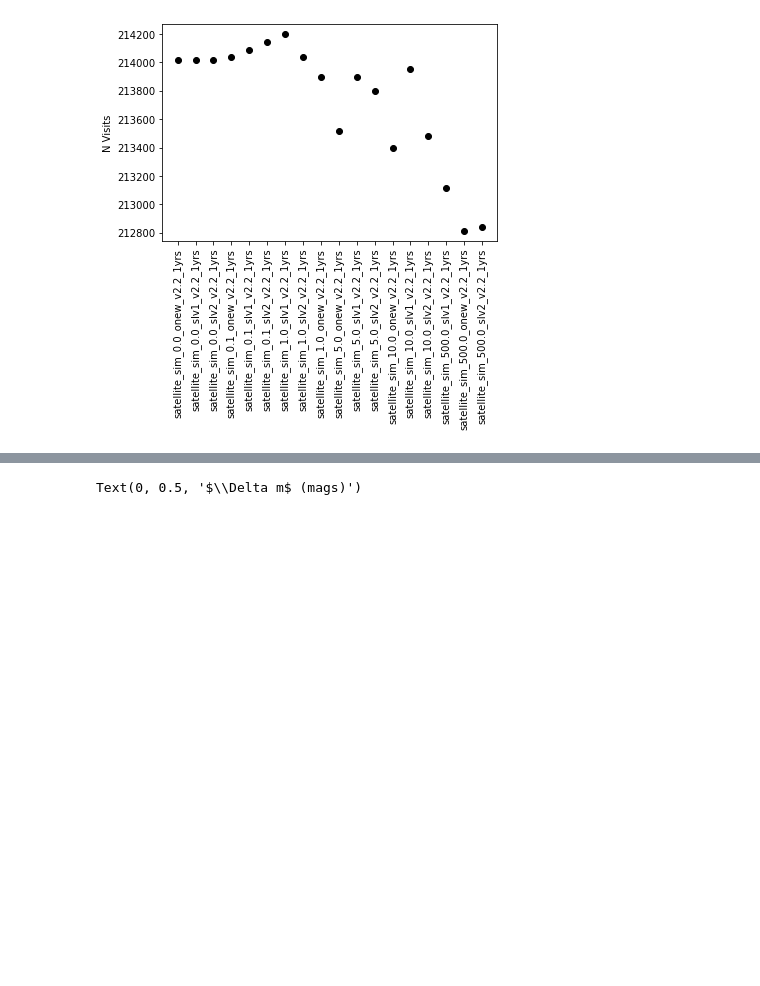
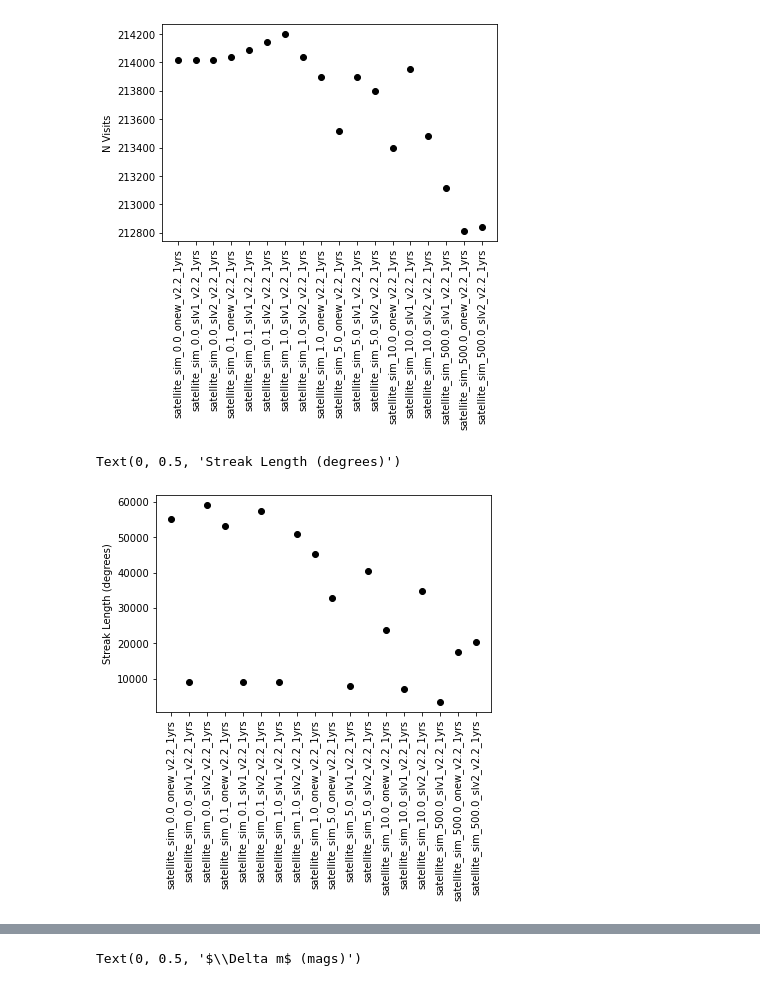
Before and after one commit to dirac-institute/satellite-dodging, a Jupyter notebook: compare_sim_runs.ipynb, the cells around one changed output, grey strips where cells are left out. Cells and saved outputs as stored; diff of their text form; code cells hidden in the pictures; blank space fills up the shorter version.

```diff
--- a/compare_sim_runs.ipynb
+++ b/compare_sim_runs.ipynb
@@ -48,3 +48,26 @@ df = df.iloc[order]
+# %%
+# Now let's add some more columns based on the results we saved
+
+dodge_weights = []
+const_name = []
+streak_length_sums = []
+n_streak_sums = []
+n_streaked_images = []
+for sim_name in df.index:
+    dodge_weights.append(float(sim_name.split('_')[2]))
+    const_name.append(sim_name.split('_')[3])
+    _temp = np.load('simulation_dbs/'+sim_name+'.npz')['obs_array'].copy()
+
+    streak_length_sums.append(np.sum(_temp['streak_len_deg']))
+    n_streak_sums.append(np.sum(_temp['n_streaks']))
+    n_streaked_images.append(np.size(np.where(_temp['n_streaks'] > 0)[0]))
+
+
+df['dodge_weights'] = dodge_weights
+df['constellation_name'] = const_name
+df['streak_length_sum'] = streak_length_sums
+df['n_streaks'] = n_streak_sums
+df['n_streaked_images'] = n_streaked_images
 # %%
 
 
@@ -56,3 +79,12 @@ ax.set_ylabel('N Visits')
 # %% [output]
 Text(0, 0.5, 'N Visits')
 [figure]
+# %%
+fig, ax = plt.subplots()
+
+ax.plot(df['streak_length_sum'], 'ko')
+ack = ax.tick_params('x',  rotation=90)
+ax.set_ylabel('Streak Length (degrees)')
+# %% [output]
+Text(0, 0.5, 'Streak Length (degrees)')
+[figure, added]
```
Also changed, not shown: parts of 9 cells of this notebook, 2 other files.
